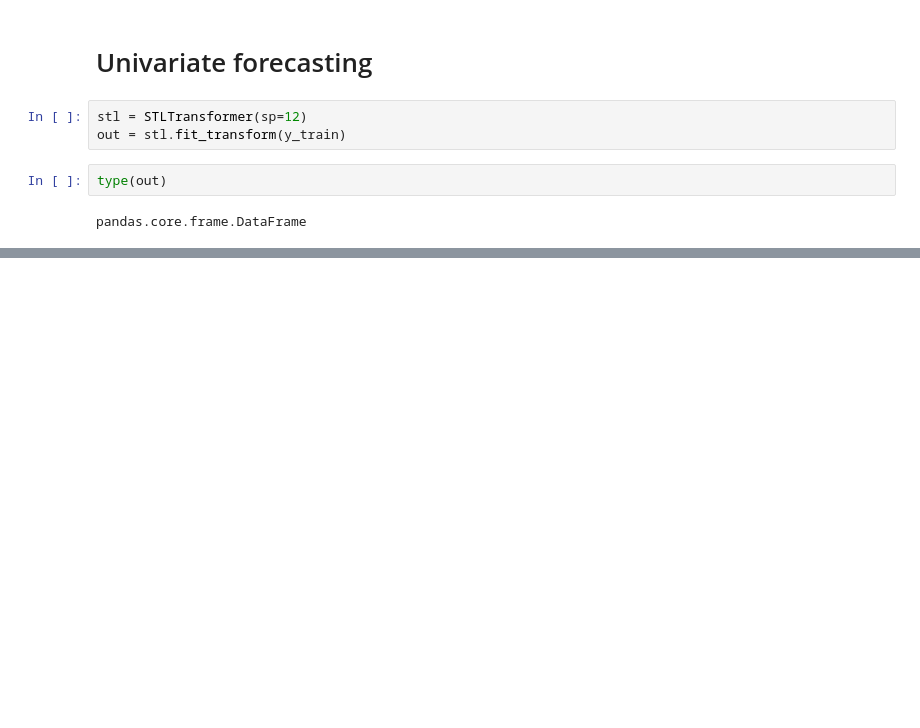
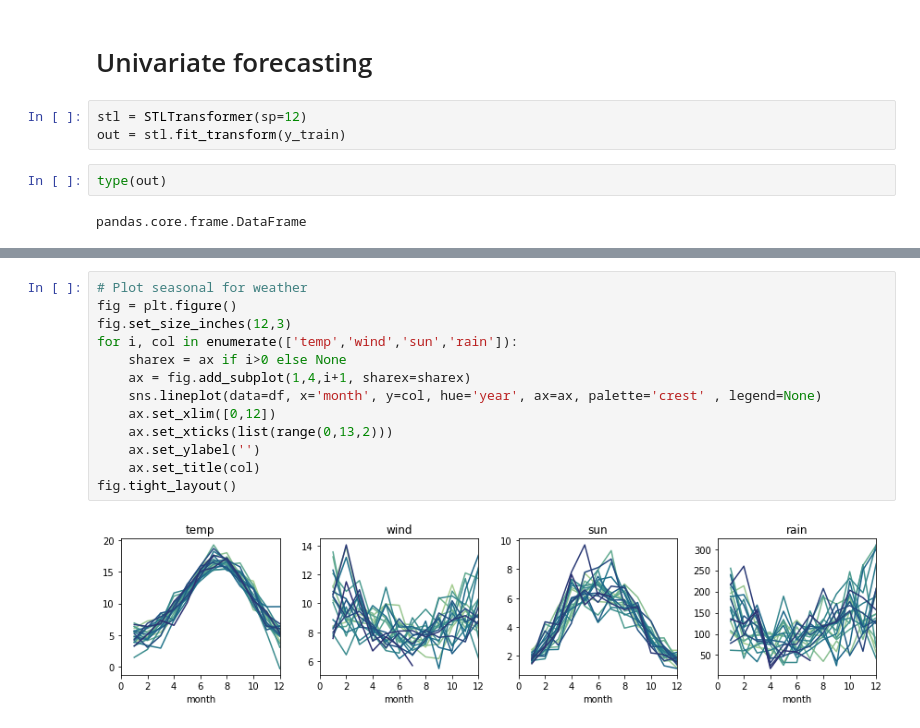
Before and after one commit to adin786/energy_forecast, a Jupyter notebook: notebooks/03_forecasting_baseline.ipynb, the cells around one changed output, grey strips where cells are left out. Drawn from its saved outputs; the diff is of its cells as text; blank space fills up the shorter version.

```diff
--- a/notebooks/03_forecasting_baseline.ipynb
+++ b/notebooks/03_forecasting_baseline.ipynb
@@ -41,0 +119,15 @@ pandas.core.frame.DataFrame
+# %%
+# Plot seasonal for weather
+fig = plt.figure()
+fig.set_size_inches(12,3)
+for i, col in enumerate(['temp','wind','sun','rain']):
+    sharex = ax if i>0 else None
+    ax = fig.add_subplot(1,4,i+1, sharex=sharex)
+    sns.lineplot(data=df, x='month', y=col, hue='year', ax=ax, palette='crest' , legend=None)
+    ax.set_xlim([0,12])
+    ax.set_xticks(list(range(0,13,2)))
+    ax.set_ylabel('')
+    ax.set_title(col)
+fig.tight_layout()
+# %% [output]
+[figure, added]
```
Also changed, not shown: parts of 29 cells of this notebook.
